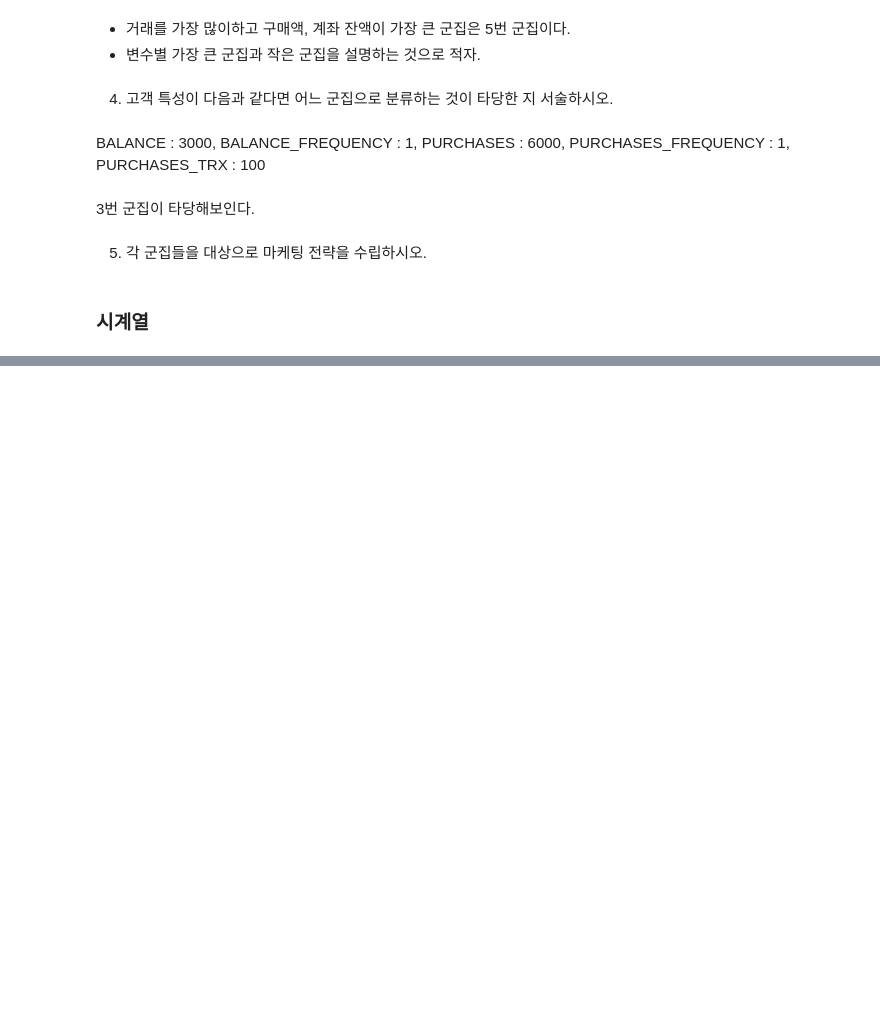
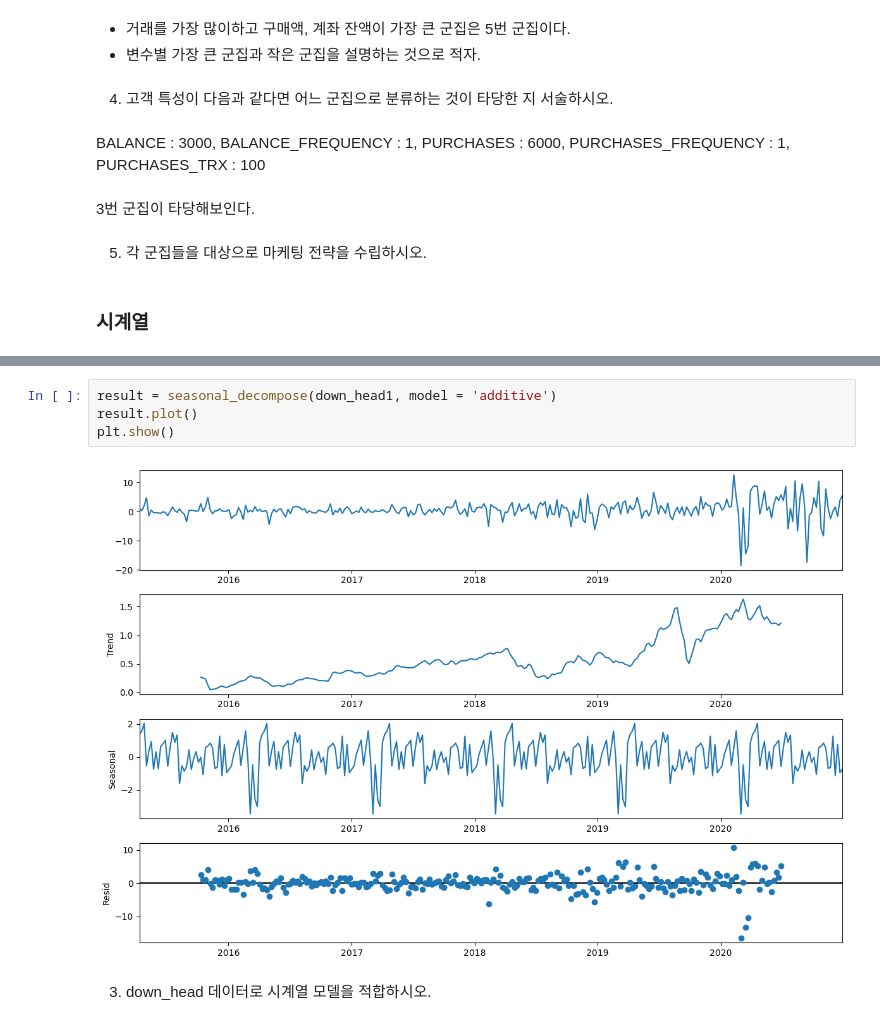
Before and after one commit to Junoflows/ADP, a Jupyter notebook: 교재 정리/교재 연습문제.ipynb, the cells around one changed output, grey strips where cells are left out. Saved outputs shown, nothing was run; the diff lists cells and outputs as text; blank space fills up the shorter version.

```diff
--- a/교재 정리/교재 연습문제.ipynb
+++ b/교재 정리/교재 연습문제.ipynb
@@ -1261,0 +1356,8 @@ BALANCE : 3000, BALANCE_FREQUENCY : 1, PURCHASES : 6000, PURCHASES_FREQUENCY : 1
+# %%
+result = seasonal_decompose(down_head1, model = 'additive')
+result.plot()
+plt.show()
+# %% [output]
+[figure, added]
+# %% [markdown]
+3. down_head 데이터로 시계열 모델을 적합하시오.
```
Also changed, not shown: parts of 13 cells of this notebook.
